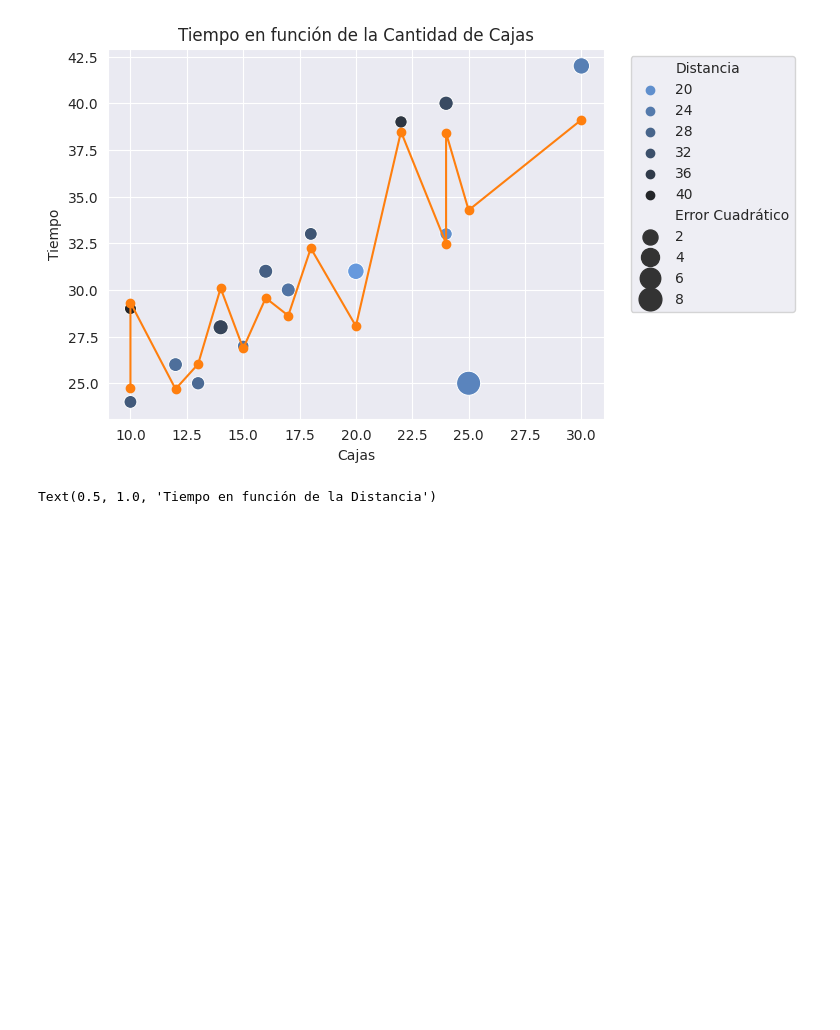
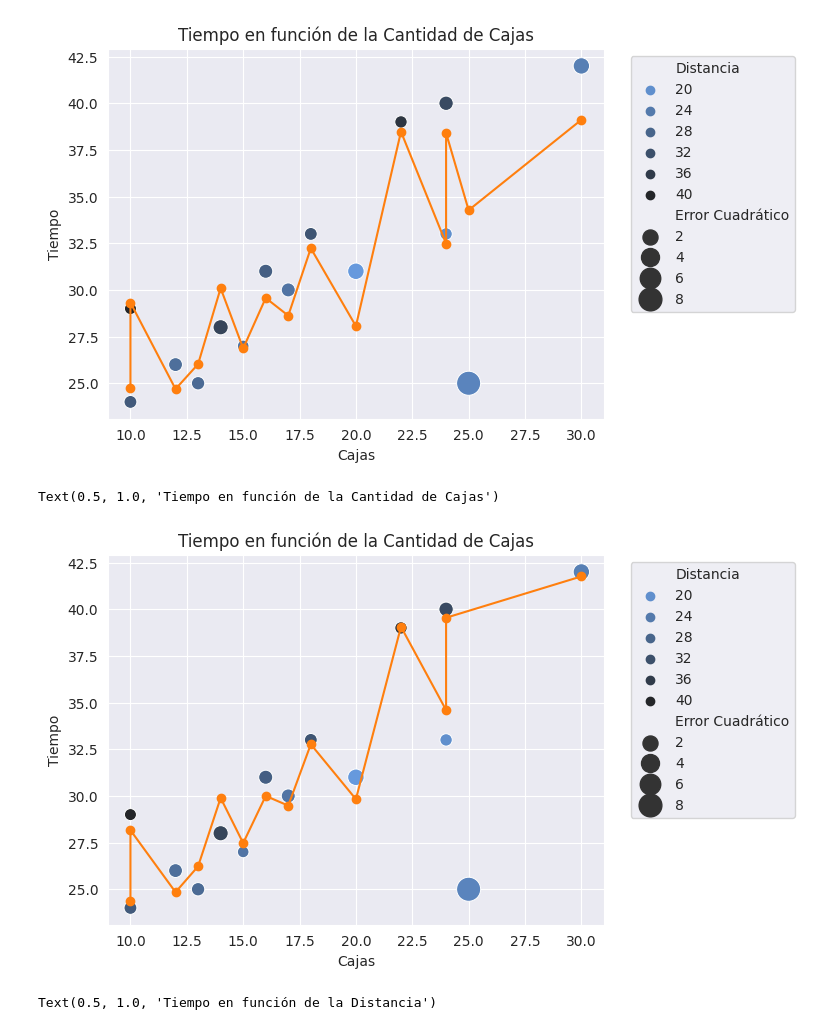
Before and after one commit to prausela/regressions, a Jupyter notebook: beers.ipynb, the cells around one changed output. Saved outputs shown, nothing was run; the diff lists cells and outputs as text; code cells hidden in the pictures; blank space fills up the shorter version.

Commit message:
feat: add plot without outliers

```diff
--- a/beers.ipynb
+++ b/beers.ipynb
@@ -341,0 +458,3 @@ f(29, 26).item()
+# %%
+K_fixed = min_sqrs(X_fixed, K_fs, Y_fixed)
+K_fixed
@@ -341,0 +465,4 @@ f(29, 26).item()
+# %%
+f_fixed = lambda x1, x2 : K_fixed[0]*x1 + K_fixed[1]*x2 + K_fixed[2]
+# %%
+vec_f_fixed = np.vectorize(f_fixed)
@@ -341,0 +488,4 @@ f(29, 26).item()
+# %%
+F_cajas_fixed = vec_f_fixed(X_cajas_fixed[:,0], X_cajas_fixed[:,1])
+F_cajas_fixed = F_cajas_fixed.reshape((F_cajas_fixed.size, 1))
+F_cajas_fixed
@@ -436,6 +620,14 @@ plt.title("Tiempo en función de la Cantidad de Cajas")
 # %% [output]
 Text(0.5, 1.0, 'Tiempo en función de la Cantidad de Cajas')
 [figure]
+# %%
+sns.scatterplot(beers_df, x="Cajas", y="Tiempo", color=colors[0], hue="Distancia", size="Error Cuadrático", palette=sns.dark_palette("#69d", reverse=True, as_cmap=True), sizes=(70,300))
+plt.plot(X_cajas_fixed[:, 0:1], F_cajas_fixed, color=colors[1], marker="o")
+plt.legend(bbox_to_anchor=(1.04, 1), loc="upper left")
+plt.title("Tiempo en función de la Cantidad de Cajas")
+# %% [output]
+Text(0.5, 1.0, 'Tiempo en función de la Cantidad de Cajas')
+[figure, added]
 # %%
 sns.scatterplot(beers_df, x="Distancia", y="Tiempo", hue="Cajas", size="Error Cuadrático", palette=sns.dark_palette("#69d", reverse=True, as_cmap=True), sizes=(70,300))
 plt.legend(bbox_to_anchor=(1.04, 1), loc="upper left")
```
Also changed, not shown: parts of 18 cells of this notebook.
